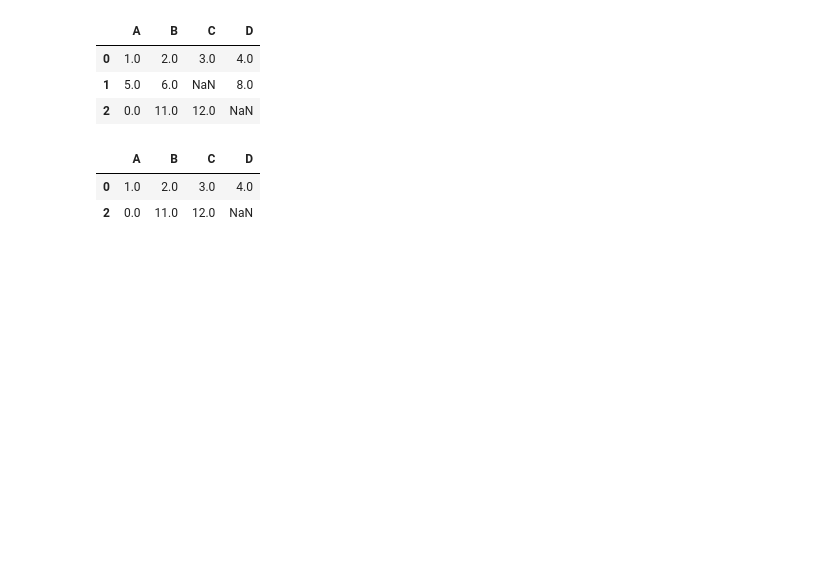
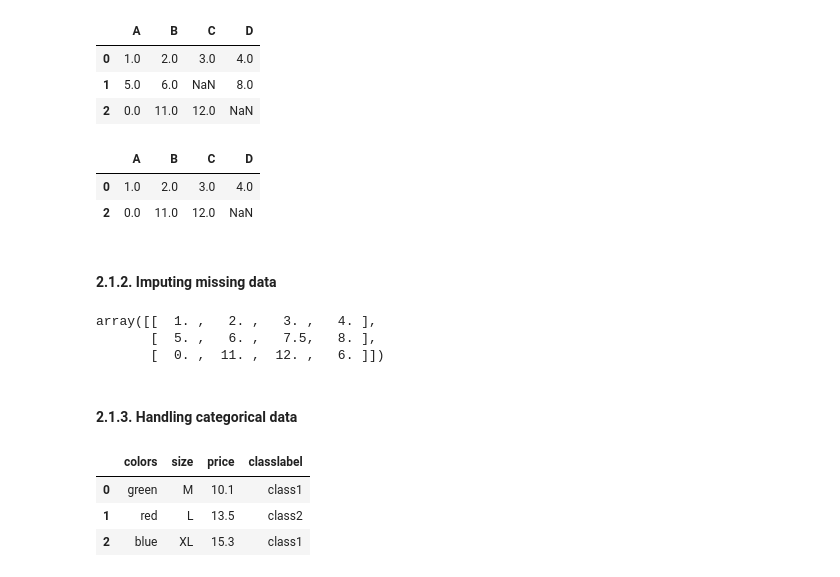
Before and after one commit to nguyenhoangson/Machine-Learning, a Jupyter notebook: TryPythonTool/test_python_tools.ipynb, the cells around one changed output. Drawn from its saved outputs; the diff is of its cells as text; code cells hidden in the pictures; blank space fills up the shorter version.

```diff
--- a/TryPythonTool/test_python_tools.ipynb
+++ b/TryPythonTool/test_python_tools.ipynb
@@ -106,3 +106,38 @@ df.dropna(subset=['C'])
 |  | A | B | C | D |
 | 0 | 1.0 | 2.0 | 3.0 | 4.0 |
 | 2 | 0.0 | 11.0 | 12.0 | NaN |
+# %% [markdown]
+#### 2.1.2. Imputing missing data
+# %%
+# Using interpolation techniques rather than removing the entire sample or feature
+# which can waste lots of valuable data
+# Key idea: estimate missing values from the other training samples in data set
+
+# Mean imputation: simple replace the missing value by the mean value of entire feature column
+from sklearn.preprocessing import Imputer
+imr = Imputer(missing_values='NaN', strategy='mean', axis=0)
+imputed_data = imr.fit(df)
+imputed_data = imr.transform(df.values)
+imputed_data
+
+# Median imputation: set strategy in Imputer as 'median'
+# Most frequent: set stategy in Imputer as 'most_frequent'
+# %% [output]
+array([[  1. ,   2. ,   3. ,   4. ],
+       [  5. ,   6. ,   7.5,   8. ],
+       [  0. ,  11. ,  12. ,   6. ]])
+# %% [markdown]
+#### 2.1.3. Handling categorical data
+# %%
+# Create sample data
+import pandas as pd
+df = pd.DataFrame([['green','M', 10.1,'class1'],
+                   ['red', 'L', 13.5, 'class2'],
+                   ['blue', 'XL', 15.3, 'class1']])
+df.columns = ['colors', 'size', 'price', 'classlabel']
+df
+# %% [output]
+|  | colors | size | price | classlabel |
+| 0 | green | M | 10.1 | class1 |
+| 1 | red | L | 13.5 | class2 |
+| 2 | blue | XL | 15.3 | class1 |
```
Also changed, not shown: parts of 11 cells of this notebook, 1 other file.
